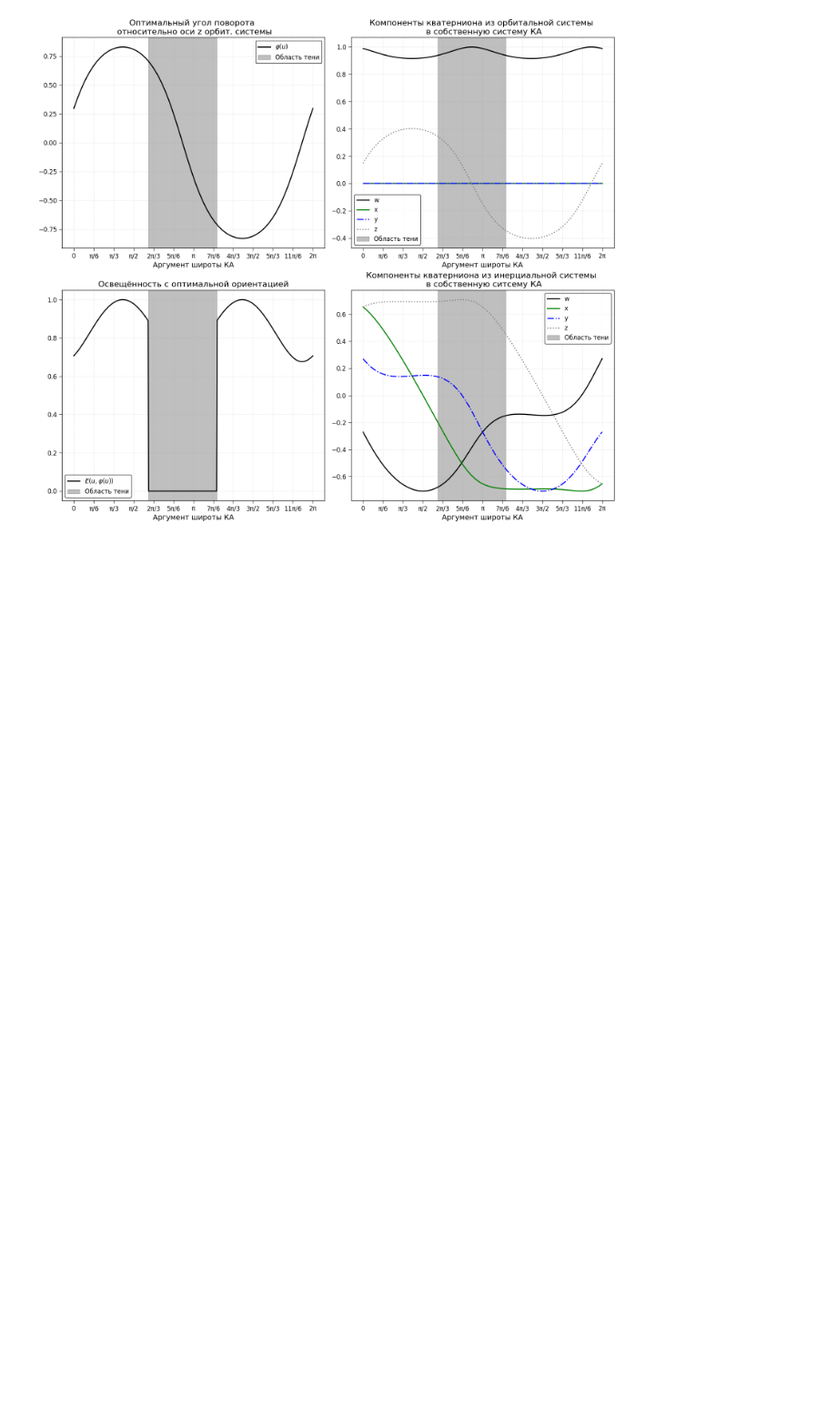
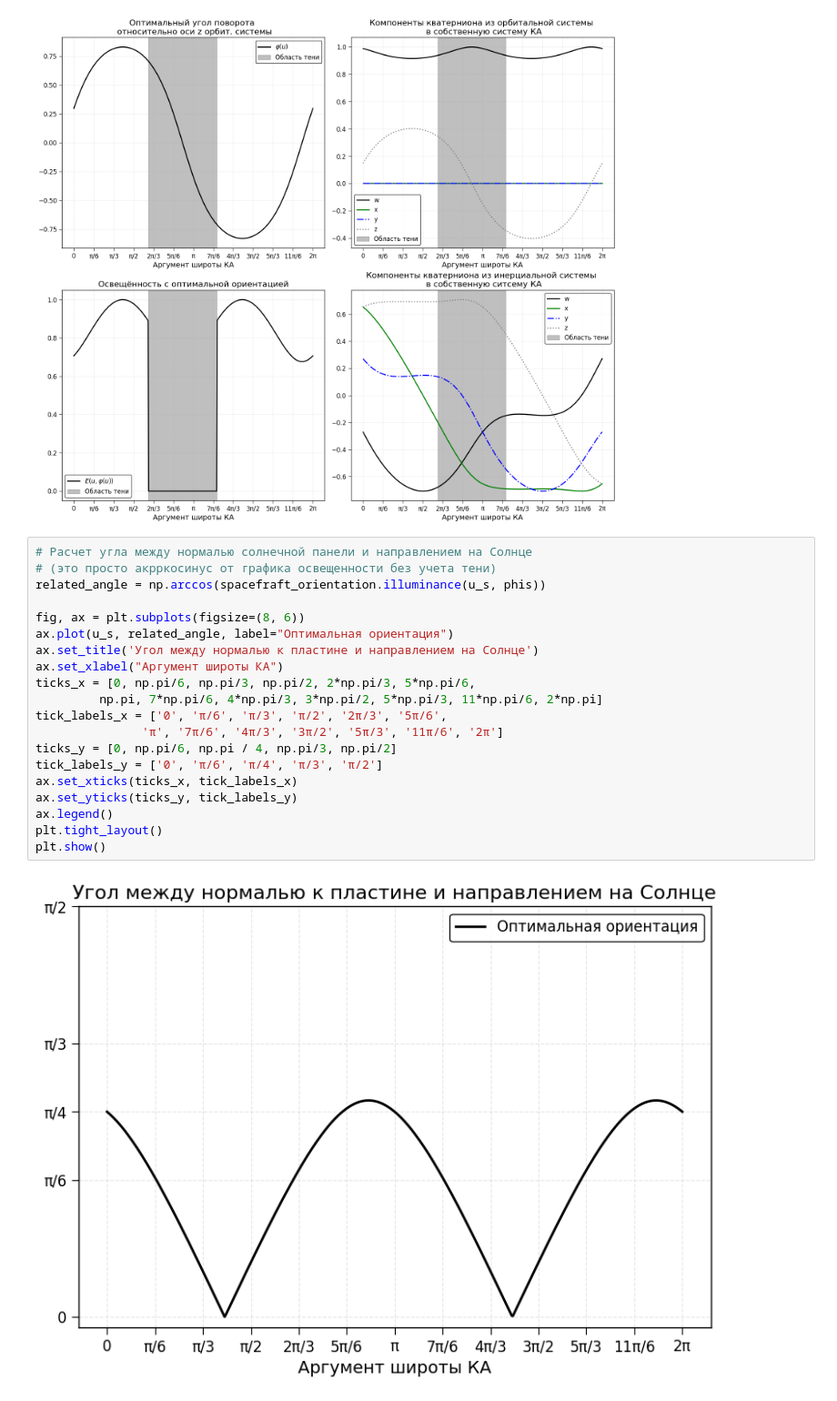
Before and after one commit to Abrackadabrr/solar_illuminance, a Jupyter notebook: modeling.ipynb, the cells around one changed output. Shown: that part at 91% size. Drawn from its saved outputs; the diff is of its cells as text; blank space fills up the shorter version.

```diff
--- a/modeling.ipynb
+++ b/modeling.ipynb
@@ -113,3 +131,25 @@ plt.subplots_adjust(wspace=0.1, hspace=0.2)
 plt.show()
 # %% [output]
 [figure]
+# %%
+# Расчет угла между нормалью солнечной панели и направлением на Солнце
+# (это просто акрркосинус от графика освещенности без учета тени)
+related_angle = np.arccos(spacefraft_orientation.illuminance(u_s, phis))
+
+fig, ax = plt.subplots(figsize=(8, 6))
+ax.plot(u_s, related_angle, label="Оптимальная ориентация")
+ax.set_title('Угол между нормалью к пластине и направлением на Солнце')
+ax.set_xlabel("Аргумент широты КА")
+ticks_x = [0, np.pi/6, np.pi/3, np.pi/2, 2*np.pi/3, 5*np.pi/6,
+         np.pi, 7*np.pi/6, 4*np.pi/3, 3*np.pi/2, 5*np.pi/3, 11*np.pi/6, 2*np.pi]
+tick_labels_x = ['0', 'π/6', 'π/3', 'π/2', '2π/3', '5π/6',
+               'π', '7π/6', '4π/3', '3π/2', '5π/3', '11π/6', '2π']
+ticks_y = [0, np.pi/6, np.pi / 4, np.pi/3, np.pi/2]
+tick_labels_y = ['0', 'π/6', 'π/4', 'π/3', 'π/2']
+ax.set_xticks(ticks_x, tick_labels_x)
+ax.set_yticks(ticks_y, tick_labels_y)
+ax.legend()
+plt.tight_layout()
+plt.show()
+# %% [output]
+[figure, added]
```
Also changed, not shown: parts of 2 cells of this notebook, 1 other file.
